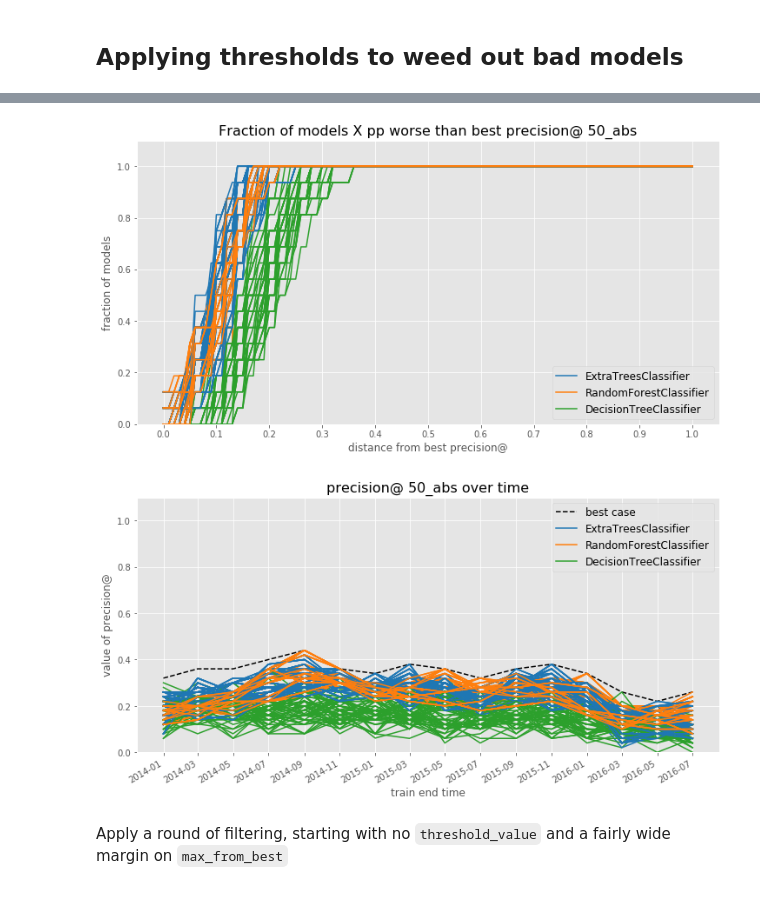
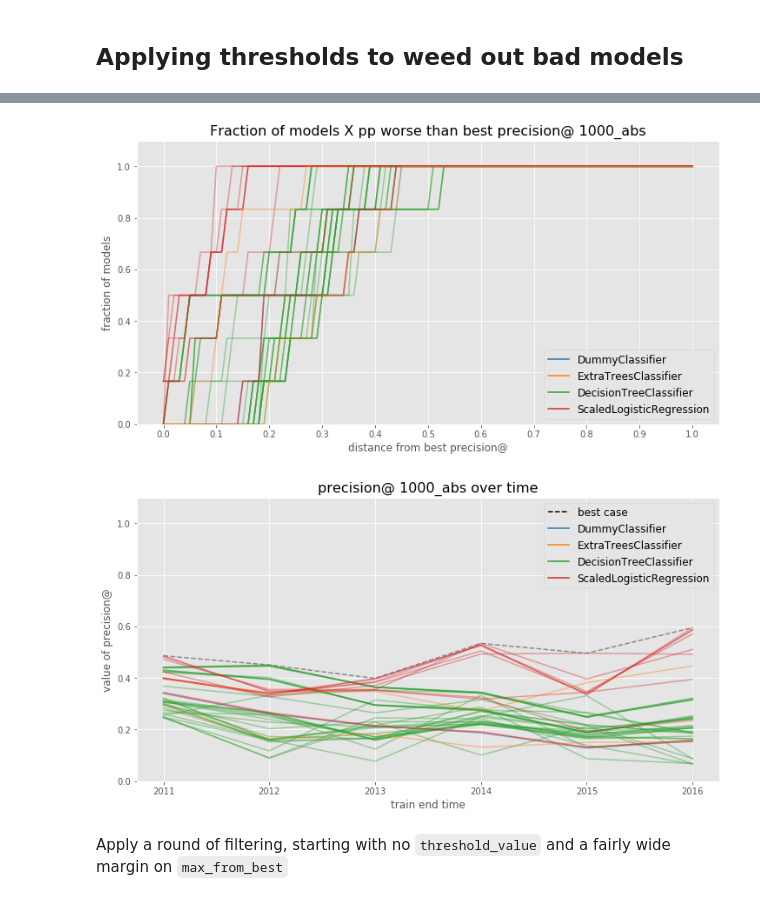
Before and after one commit to dssg/triage, a Jupyter notebook: src/triage/component/audition/Audition_Tutorial.ipynb, the cells around one changed output, grey strips where cells are left out. Drawn from its saved outputs; the diff is of its cells as text; code cells hidden in the pictures.

```diff
--- a/src/triage/component/audition/Audition_Tutorial.ipynb
+++ b/src/triage/component/audition/Audition_Tutorial.ipynb
@@ -36,2 +38,6 @@ For simplicity, we'll just look at precision@50_abs here.
+# %%
+best_dist_table = 'aud_best_dist' # if you're looking at multiple experiments side-by-side, change this for each one
+metric = 'precision@'
+parameter = '1000_abs'
 # %% [markdown]
 ## Pre-Audition
@@ -74,8 +62,0 @@ Or you can write your own query to get the set of `model_group_ids` and `train_e
-# %%
-sel = """
-SELECT DISTINCT(model_group_id)
-FROM results.model_groups
-WHERE model_config->>'label_definition'='final_ruling_code_1_4_5_states_klaus_fix_nulls_more_trees'
-"""
-model_groups = pre_aud.get_model_groups(sel)
-print(len(model_groups))
@@ -84,12 +62,0 @@ print(len(model_groups))
-# %%
-sel = """
-SELECT DISTINCT train_end_time
-FROM results.models
-WHERE model_group_id IN ({})
-    AND EXTRACT(DAY FROM train_end_time) IN (1)
-    AND train_end_time >= '2012-01-01'
-;
-""".format(', '.join(map(str, model_groups)))
-
-end_times = pre_aud.get_train_end_times(query=sel)
-end_times
@@ -123,11 +134,11 @@ from triage.component.audition import Auditioner
 # %%
 aud = Auditioner(
     db_engine = conn,
-    model_group_ids = model_groups,
+    model_group_ids = model_groups['model_groups'],
     train_end_times = end_times,
-    initial_metric_filters = [{'metric': 'precision@', 'parameter': '50_abs', 'max_from_best': 1.0, 'threshold_value': 0.0}],
-    models_table = 'models',
-    distance_table = 'kr_test_dist'
+    initial_metric_filters = [{'metric': metric, 'parameter': parameter, 'max_from_best': 1.0, 'threshold_value': 0.0}],
+    distance_table = best_dist_table,
+    baseline_model_group_ids = model_groups['baseline_model_groups'] # optional
 )
 # %% [markdown]
 # How to use Auditioner
@@ -162,12 +177,12 @@ Here we use the `set_one_metric_filter` to apply a simple filter in order to eli
 # %%
 aud.set_one_metric_filter(
-    metric='precision@',
-    parameter='50_abs',
-    max_from_best=0.5,
+    metric=metric,
+    parameter=parameter,
+    max_from_best=0.2,
     threshold_value=0.0)
 # %% [output]
-[figure, old version]
+[figure, new version]
-[figure, old version]
+[figure, new version]
 # %% [markdown]
 Apply a round of filtering, starting with no `threshold_value` and a fairly wide margin on `max_from_best`
 # %%
```
Also changed, not shown: parts of 42 cells of this notebook, 10 other files.
